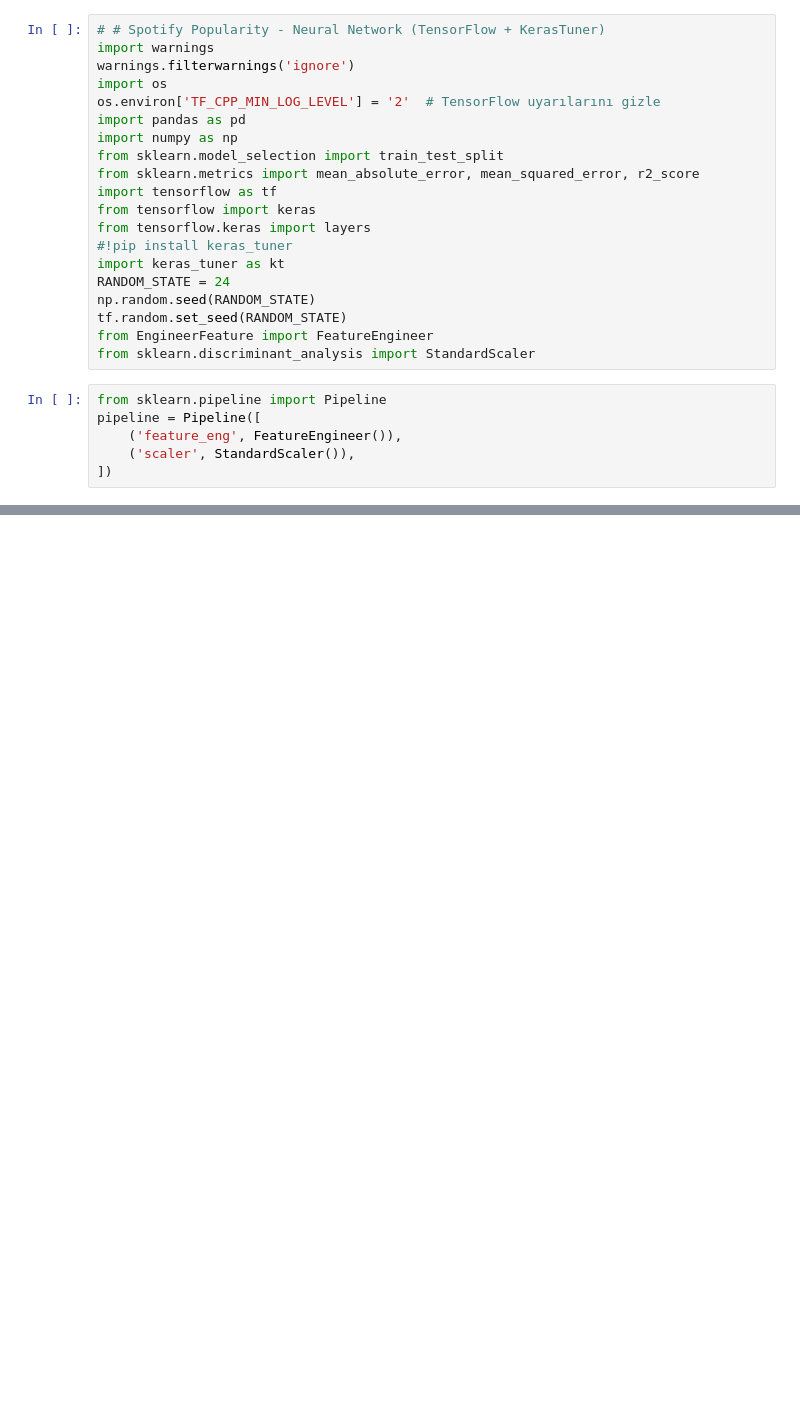
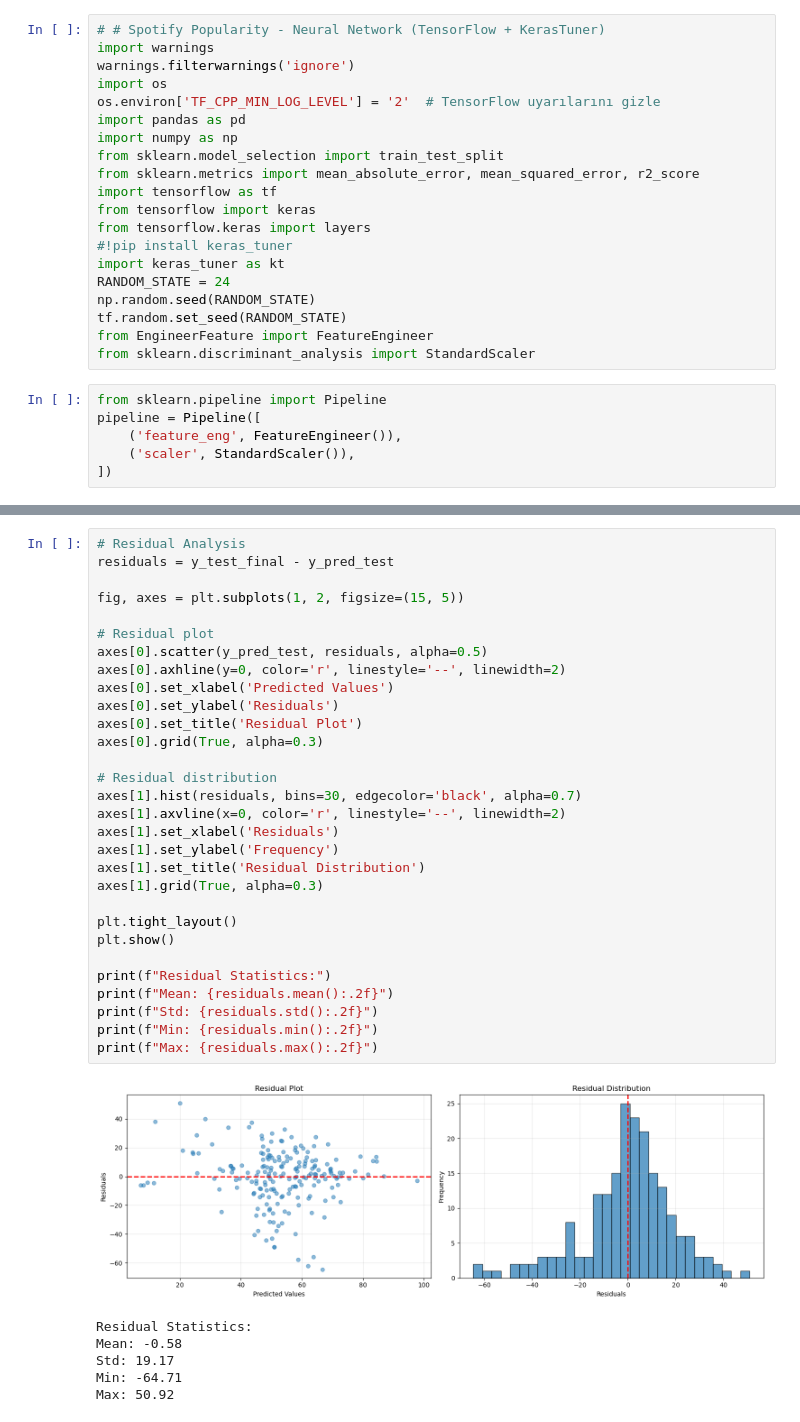
Before and after one commit to essraAlp/spotifyTrendAnalysis, a Jupyter notebook: models/nn.ipynb, the cells around one changed output, grey strips where cells are left out. Drawn from its saved outputs; the diff is of its cells as text; blank space fills up the shorter version.

```diff
--- a/models/nn.ipynb
+++ b/models/nn.ipynb
@@ -263,0 +311,37 @@ plt.show()
+# %%
+# Residual Analysis
+residuals = y_test_final - y_pred_test
+
+fig, axes = plt.subplots(1, 2, figsize=(15, 5))
+
+# Residual plot
+axes[0].scatter(y_pred_test, residuals, alpha=0.5)
+axes[0].axhline(y=0, color='r', linestyle='--', linewidth=2)
+axes[0].set_xlabel('Predicted Values')
+axes[0].set_ylabel('Residuals')
+axes[0].set_title('Residual Plot')
+axes[0].grid(True, alpha=0.3)
+
+# Residual distribution
+axes[1].hist(residuals, bins=30, edgecolor='black', alpha=0.7)
+axes[1].axvline(x=0, color='r', linestyle='--', linewidth=2)
+axes[1].set_xlabel('Residuals')
+axes[1].set_ylabel('Frequency')
+axes[1].set_title('Residual Distribution')
+axes[1].grid(True, alpha=0.3)
+
+plt.tight_layout()
+plt.show()
+
+print(f"Residual Statistics:")
+print(f"Mean: {residuals.mean():.2f}")
+print(f"Std: {residuals.std():.2f}")
+print(f"Min: {residuals.min():.2f}")
+print(f"Max: {residuals.max():.2f}")
+# %% [output]
+[figure, added]
+Residual Statistics:
+Mean: -0.58
+Std: 19.17
+Min: -64.71
+Max: 50.92
```
Also changed, not shown: parts of 22 cells of this notebook, 7 other files.
